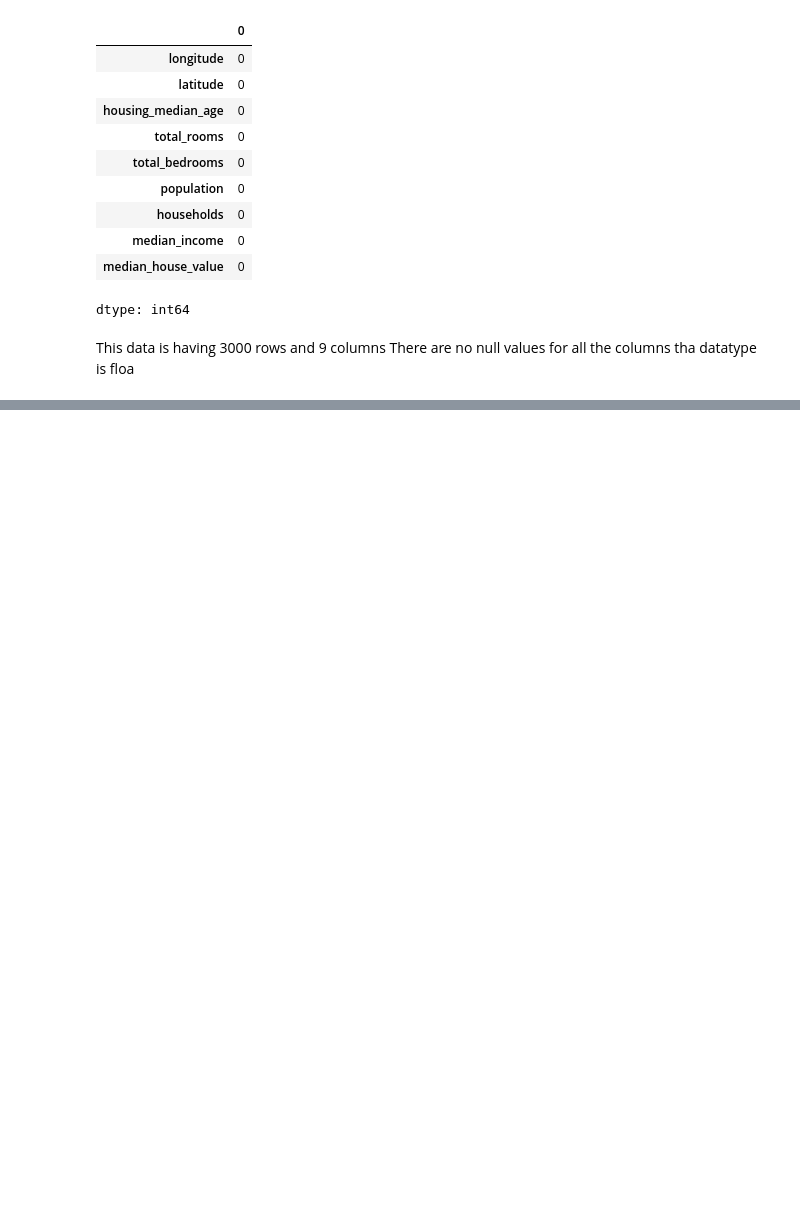
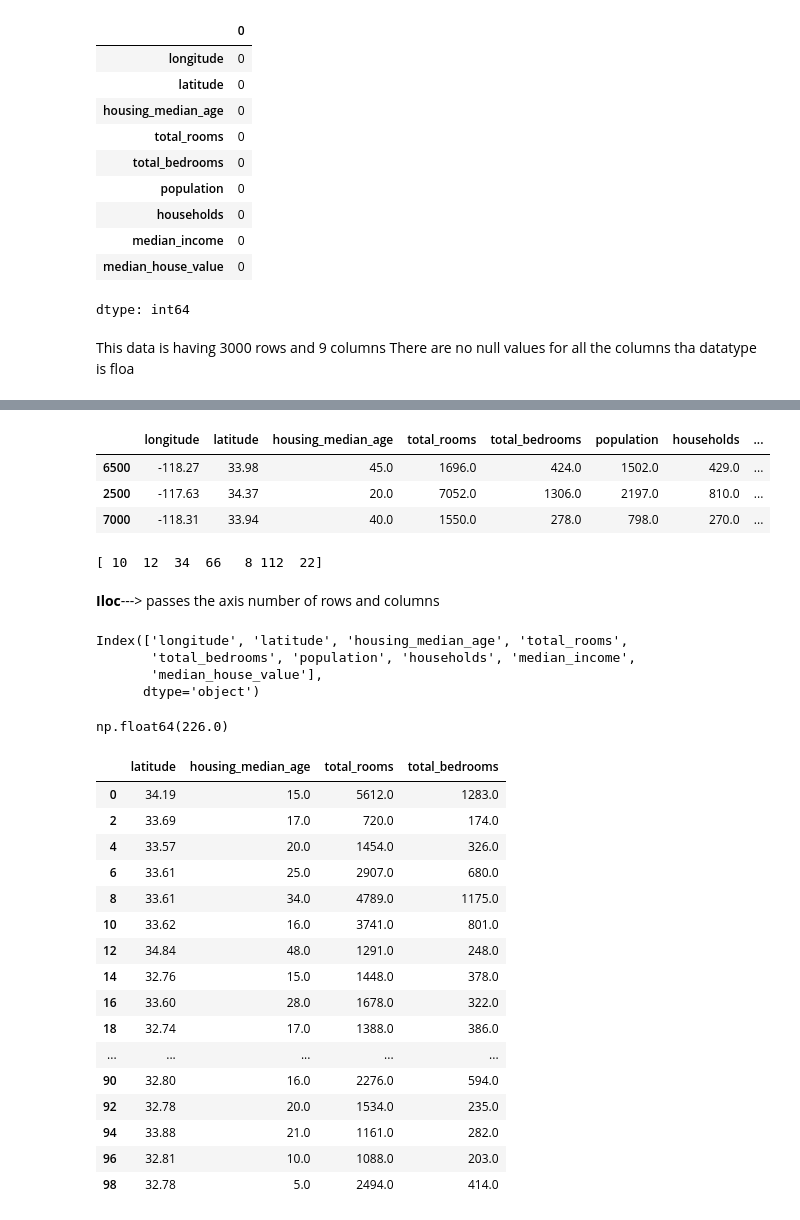
Before and after one commit to Srikanth-9492/My_python_notebook, a Jupyter notebook: Pandas_notebook.ipynb, the cells around one changed output, grey strips where cells are left out. Cells and saved outputs as stored; diff of their text form; code cells hidden in the pictures; blank space fills up the shorter version.

```diff
--- a/Pandas_notebook.ipynb
+++ b/Pandas_notebook.ipynb
@@ -417,0 +642,53 @@ This data is having 3000 rows and 9 columns There are no null values for all the
+# %%
+#locate the rows in between
+df.loc[[6500,2500,7000]]
+# %% [output]
+|  | longitude | latitude | housing_median_age | total_rooms | total_bedrooms | population | households | ... |
+| 6500 | -118.27 | 33.98 | 45.0 | 1696.0 | 424.0 | 1502.0 | 429.0 | ... |
+| 2500 | -117.63 | 34.37 | 20.0 | 7052.0 | 1306.0 | 2197.0 | 810.0 | ... |
+| 7000 | -118.31 | 33.94 | 40.0 | 1550.0 | 278.0 | 798.0 | 270.0 | ... |
+# %%
+import numpy as np
+a = np.array([10,12,34,43,66,8,112,22])
+#print(a%2==0)
+a_even = a[a%2==0]
+print(a_even)
+# %% [output]
+[ 10  12  34  66   8 112  22]
+# %% [markdown]
+**Iloc**---> passes the axis number of rows and columns
+# %%
+df.columns
+# %% [output]
+Index(['longitude', 'latitude', 'housing_median_age', 'total_rooms',
+       'total_bedrooms', 'population', 'households', 'median_income',
+       'median_house_value'],
+      dtype='object')
+# %%
+#syntax--->df.iloc[row_index,column_index]
+#print the first 3 rows of following columns 'latitude', 'housing_median_age', 'total_rooms','total_bedrooms'
+df.iloc[0:3,1:5]
+df.iloc[1,3]
+df.iloc[3,6]
+# %% [output]
+np.float64(226.0)
+# %%
+df.iloc[0:100:2,1:5]
+# %% [output]
+|  | latitude | housing_median_age | total_rooms | total_bedrooms |
+| 0 | 34.19 | 15.0 | 5612.0 | 1283.0 |
+| 2 | 33.69 | 17.0 | 720.0 | 174.0 |
+| 4 | 33.57 | 20.0 | 1454.0 | 326.0 |
+| 6 | 33.61 | 25.0 | 2907.0 | 680.0 |
+| 8 | 33.61 | 34.0 | 4789.0 | 1175.0 |
+| 10 | 33.62 | 16.0 | 3741.0 | 801.0 |
+| 12 | 34.84 | 48.0 | 1291.0 | 248.0 |
+| 14 | 32.76 | 15.0 | 1448.0 | 378.0 |
+| 16 | 33.60 | 28.0 | 1678.0 | 322.0 |
+| 18 | 32.74 | 17.0 | 1388.0 | 386.0 |
+| ... | ... | ... | ... | ... |
+| 90 | 32.80 | 16.0 | 2276.0 | 594.0 |
+| 92 | 32.78 | 20.0 | 1534.0 | 235.0 |
+| 94 | 33.88 | 21.0 | 1161.0 | 282.0 |
+| 96 | 32.81 | 10.0 | 1088.0 | 203.0 |
+| 98 | 32.78 | 5.0 | 2494.0 | 414.0 |
```
Also changed, not shown: parts of 28 cells of this notebook.
